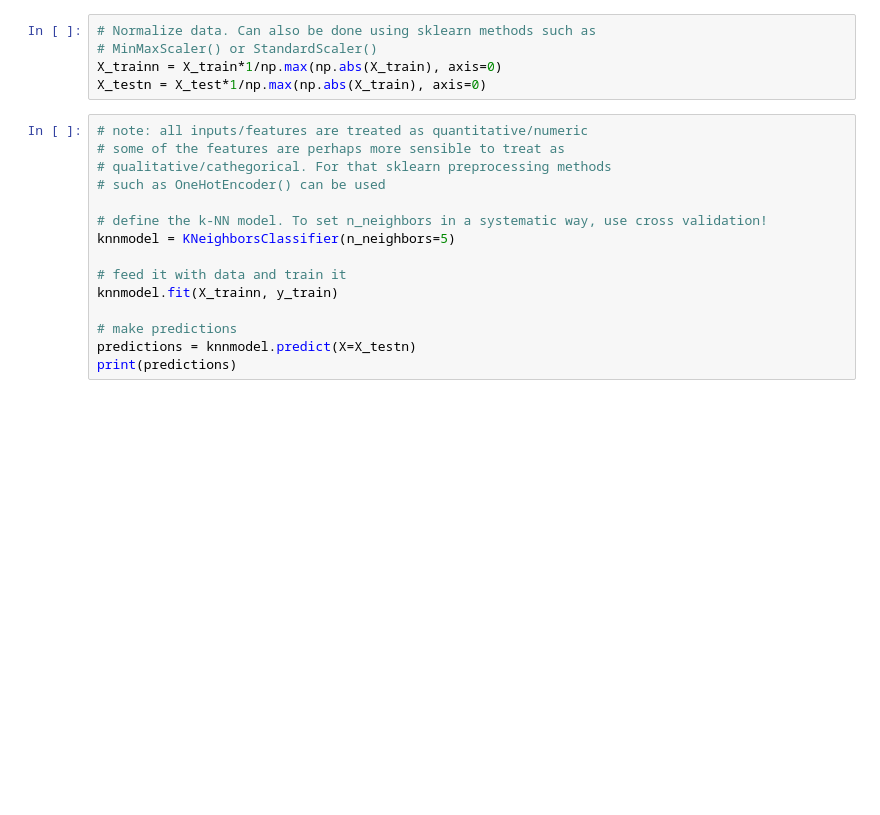
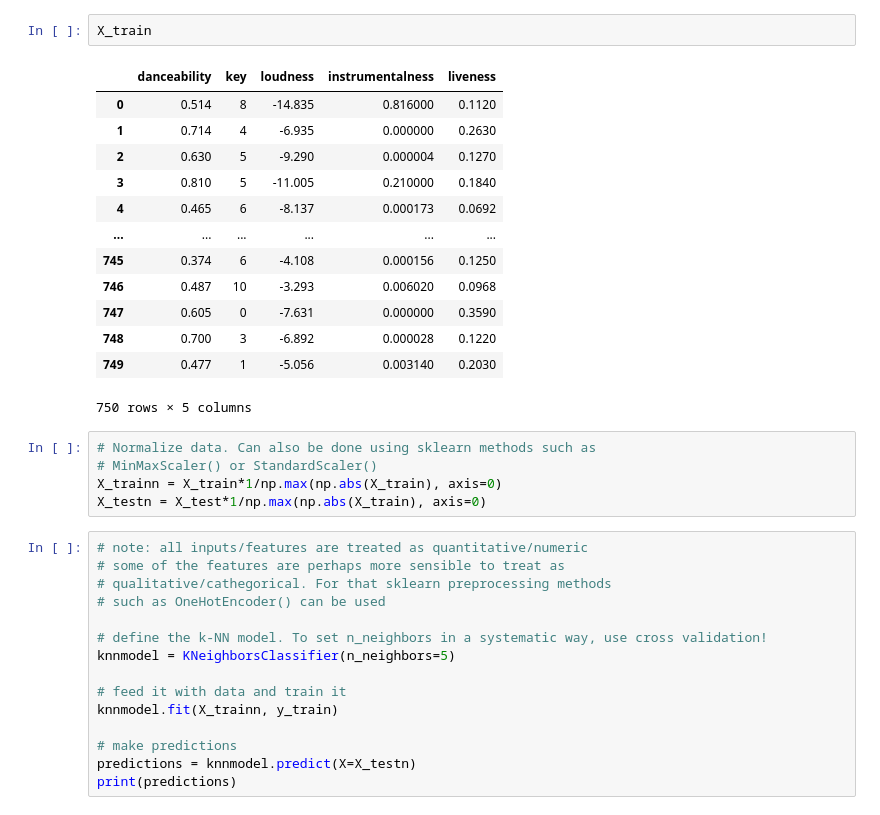
Before and after one commit to srkatsaras/FRTN65---Code-and-Notebooks, a Jupyter notebook: lab_song_classification.ipynb, the cells around one changed output. Saved outputs shown, nothing was run; the diff lists cells and outputs as text; blank space fills up the shorter version.

```diff
--- a/lab_song_classification.ipynb
+++ b/lab_song_classification.ipynb
@@ -46,3 +61,19 @@ X_test = test.loc[:,features].values
+# %%
+X_train
+# %% [output]
+|  | danceability | key | loudness | instrumentalness | liveness |
+| 0 | 0.514 | 8 | -14.835 | 0.816000 | 0.1120 |
+| 1 | 0.714 | 4 | -6.935 | 0.000000 | 0.2630 |
+| 2 | 0.630 | 5 | -9.290 | 0.000004 | 0.1270 |
+| 3 | 0.810 | 5 | -11.005 | 0.210000 | 0.1840 |
+| 4 | 0.465 | 6 | -8.137 | 0.000173 | 0.0692 |
+| ... | ... | ... | ... | ... | ... |
+| 745 | 0.374 | 6 | -4.108 | 0.000156 | 0.1250 |
+| 746 | 0.487 | 10 | -3.293 | 0.006020 | 0.0968 |
+| 747 | 0.605 | 0 | -7.631 | 0.000000 | 0.3590 |
+| 748 | 0.700 | 3 | -6.892 | 0.000028 | 0.1220 |
+| 749 | 0.477 | 1 | -5.056 | 0.003140 | 0.2030 |
+750 rows × 5 columns
 # %%
 # Normalize data. Can also be done using sklearn methods such as
 # MinMaxScaler() or StandardScaler()
```
Also changed, not shown: parts of 7 cells of this notebook.
